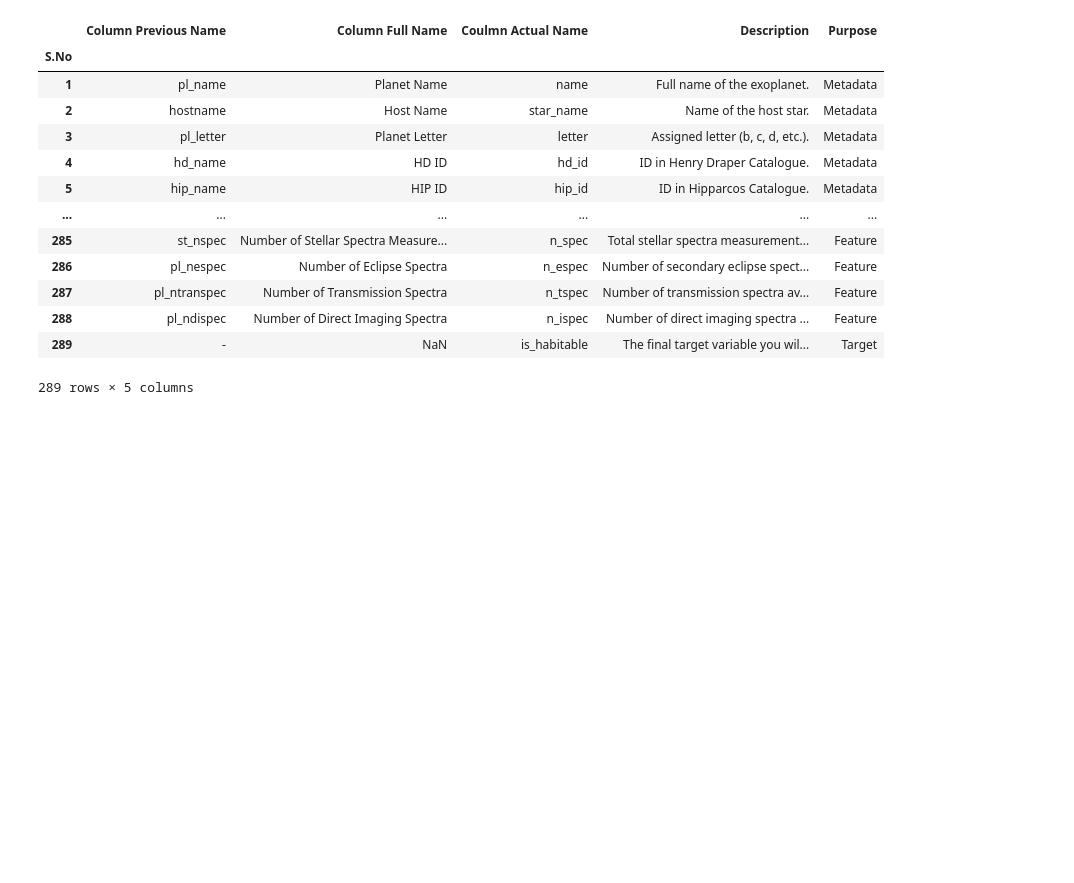
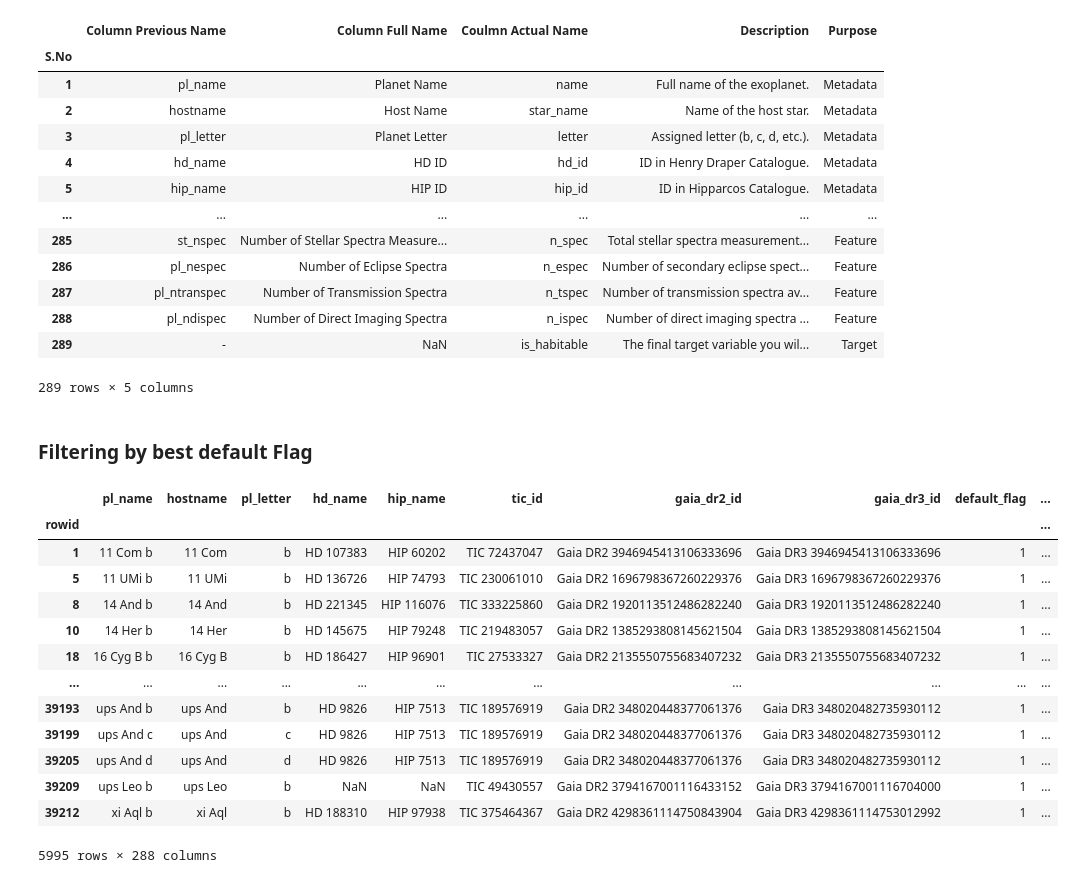
Before and after one commit to GKSJ19/ExoHabitAI, a Jupyter notebook: notebooks/data-cleaning.ipynb, the cells around one changed output. Saved outputs shown, nothing was run; the diff lists cells and outputs as text; code cells hidden in the pictures; blank space fills up the shorter version.

```diff
--- a/notebooks/data-cleaning.ipynb
+++ b/notebooks/data-cleaning.ipynb
@@ -57,3 +58,23 @@ df_col
 | 288 | pl_ndispec | Number of Direct Imaging Spectra | n_ispec | Number of direct imaging spectra ... | Feature |
 | 289 | - | NaN | is_habitable | The final target variable you wil... | Target |
 289 rows × 5 columns
+# %% [markdown]
+### Filtering by best default Flag
+# %%
+df = df.loc[df['default_flag'] == 1]
+df
+# %% [output]
+|  | pl_name | hostname | pl_letter | hd_name | hip_name | tic_id | gaia_dr2_id | gaia_dr3_id | default_flag | ... |
+| rowid |  |  |  |  |  |  |  |  |  | ... |
+| 1 | 11 Com b | 11 Com | b | HD 107383 | HIP 60202 | TIC 72437047 | Gaia DR2 3946945413106333696 | Gaia DR3 3946945413106333696 | 1 | ... |
+| 5 | 11 UMi b | 11 UMi | b | HD 136726 | HIP 74793 | TIC 230061010 | Gaia DR2 1696798367260229376 | Gaia DR3 1696798367260229376 | 1 | ... |
+| 8 | 14 And b | 14 And | b | HD 221345 | HIP 116076 | TIC 333225860 | Gaia DR2 1920113512486282240 | Gaia DR3 1920113512486282240 | 1 | ... |
+| 10 | 14 Her b | 14 Her | b | HD 145675 | HIP 79248 | TIC 219483057 | Gaia DR2 1385293808145621504 | Gaia DR3 1385293808145621504 | 1 | ... |
+| 18 | 16 Cyg B b | 16 Cyg B | b | HD 186427 | HIP 96901 | TIC 27533327 | Gaia DR2 2135550755683407232 | Gaia DR3 2135550755683407232 | 1 | ... |
+| ... | ... | ... | ... | ... | ... | ... | ... | ... | ... | ... |
+| 39193 | ups And b | ups And | b | HD 9826 | HIP 7513 | TIC 189576919 | Gaia DR2 348020448377061376 | Gaia DR3 348020482735930112 | 1 | ... |
+| 39199 | ups And c | ups And | c | HD 9826 | HIP 7513 | TIC 189576919 | Gaia DR2 348020448377061376 | Gaia DR3 348020482735930112 | 1 | ... |
+| 39205 | ups And d | ups And | d | HD 9826 | HIP 7513 | TIC 189576919 | Gaia DR2 348020448377061376 | Gaia DR3 348020482735930112 | 1 | ... |
+| 39209 | ups Leo b | ups Leo | b | NaN | NaN | TIC 49430557 | Gaia DR2 3794167001116433152 | Gaia DR3 3794167001116704000 | 1 | ... |
+| 39212 | xi Aql b | xi Aql | b | HD 188310 | HIP 97938 | TIC 375464367 | Gaia DR2 4298361114750843904 | Gaia DR3 4298361114753012992 | 1 | ... |
+5995 rows × 288 columns
```
Also changed, not shown: parts of 11 cells of this notebook, 1 other file.
